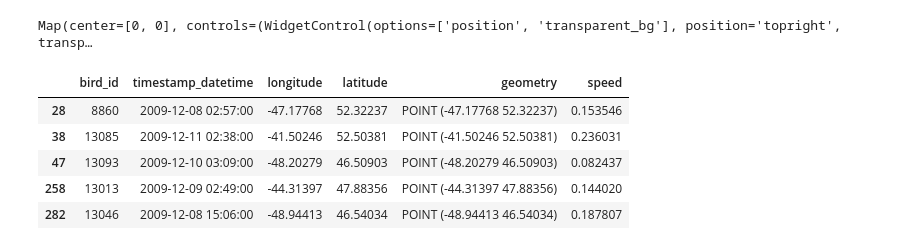
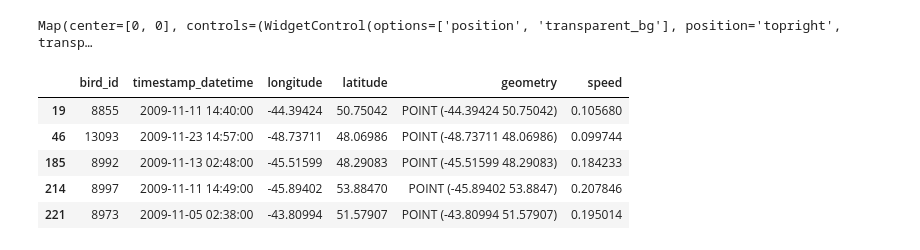
Before and after one commit to sblockhartzzero/GIS5201, a Jupyter notebook: project_code/gis5201_project_GEE_example4.ipynb, the cells around one changed output. Cells and saved outputs as stored; diff of their text form; code cells hidden in the pictures.

```diff
--- a/project_code/gis5201_project_GEE_example4.ipynb
+++ b/project_code/gis5201_project_GEE_example4.ipynb
@@ -275,19 +276,19 @@ Map(center=[0, 0], controls=(WidgetControl(options=['position', 'transparent_bg'
 # %%
 # For example, for a given "stop" (timestamp and location), what does the ocean color look like?
 # We will need a timestamp...
 # Let's look for a few stops
 # Extract them from gdf_stops_combined into a new gdf, gdf_this_stop
 gdf_temp1 = gdf_stops_combined[gdf_stops_combined["longitude"].between(-55,-40)]
 gdf_temp2 = gdf_temp1[gdf_temp1["latitude"].between(40,55)]
-gdf_this_stop = gdf_temp2[gdf_temp2["timestamp_datetime"].between(datetime(2009,12,7),datetime(2009,12,13))]
+gdf_this_stop = gdf_temp2[gdf_temp2["timestamp_datetime"].between(datetime(2009,11,1),datetime(2009,11,30))]
 gdf_this_stop.head()
 # %% [output]
 |  | bird_id | timestamp_datetime | longitude | latitude | geometry | speed |
-| 28 | 8860 | 2009-12-08 02:57:00 | -47.17768 | 52.32237 | POINT (-47.17768 52.32237) | 0.153546 |
-| 38 | 13085 | 2009-12-11 02:38:00 | -41.50246 | 52.50381 | POINT (-41.50246 52.50381) | 0.236031 |
-| 47 | 13093 | 2009-12-10 03:09:00 | -48.20279 | 46.50903 | POINT (-48.20279 46.50903) | 0.082437 |
-| 258 | 13013 | 2009-12-09 02:49:00 | -44.31397 | 47.88356 | POINT (-44.31397 47.88356) | 0.144020 |
-| 282 | 13046 | 2009-12-08 15:06:00 | -48.94413 | 46.54034 | POINT (-48.94413 46.54034) | 0.187807 |
+| 19 | 8855 | 2009-11-11 14:40:00 | -44.39424 | 50.75042 | POINT (-44.39424 50.75042) | 0.105680 |
+| 46 | 13093 | 2009-11-23 14:57:00 | -48.73711 | 48.06986 | POINT (-48.73711 48.06986) | 0.099744 |
+| 185 | 8992 | 2009-11-13 02:48:00 | -45.51599 | 48.29083 | POINT (-45.51599 48.29083) | 0.184233 |
+| 214 | 8997 | 2009-11-11 14:49:00 | -45.89402 | 53.88470 | POINT (-45.89402 53.8847) | 0.207846 |
+| 221 | 8973 | 2009-11-05 02:38:00 | -43.80994 | 51.57907 | POINT (-43.80994 51.57907) | 0.195014 |
 # %%
 # Let's bring up a 3rd map and add these points as a GEE feature collection
 
```
Also changed, not shown: parts of 8 cells of this notebook, 1 other file.
